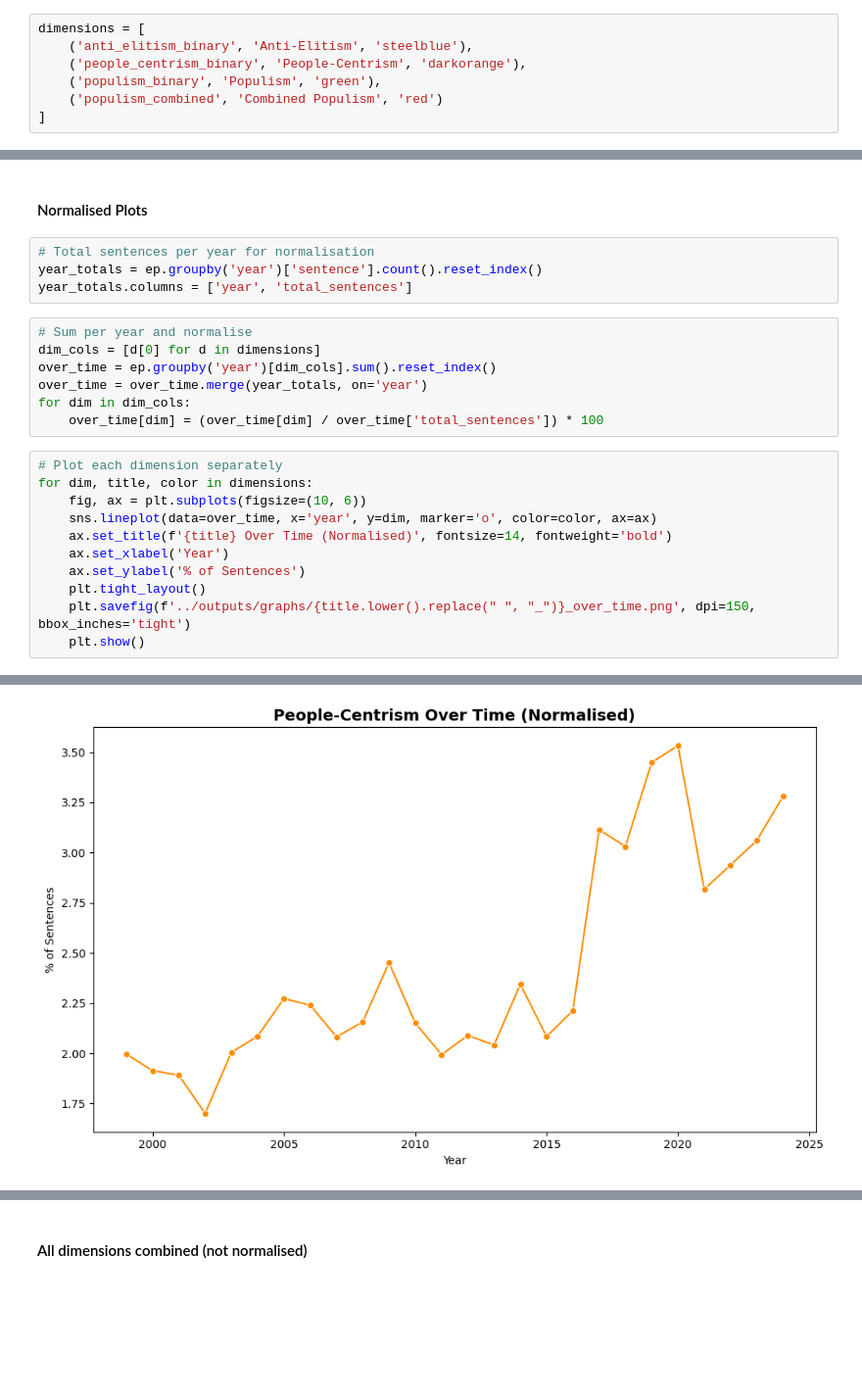
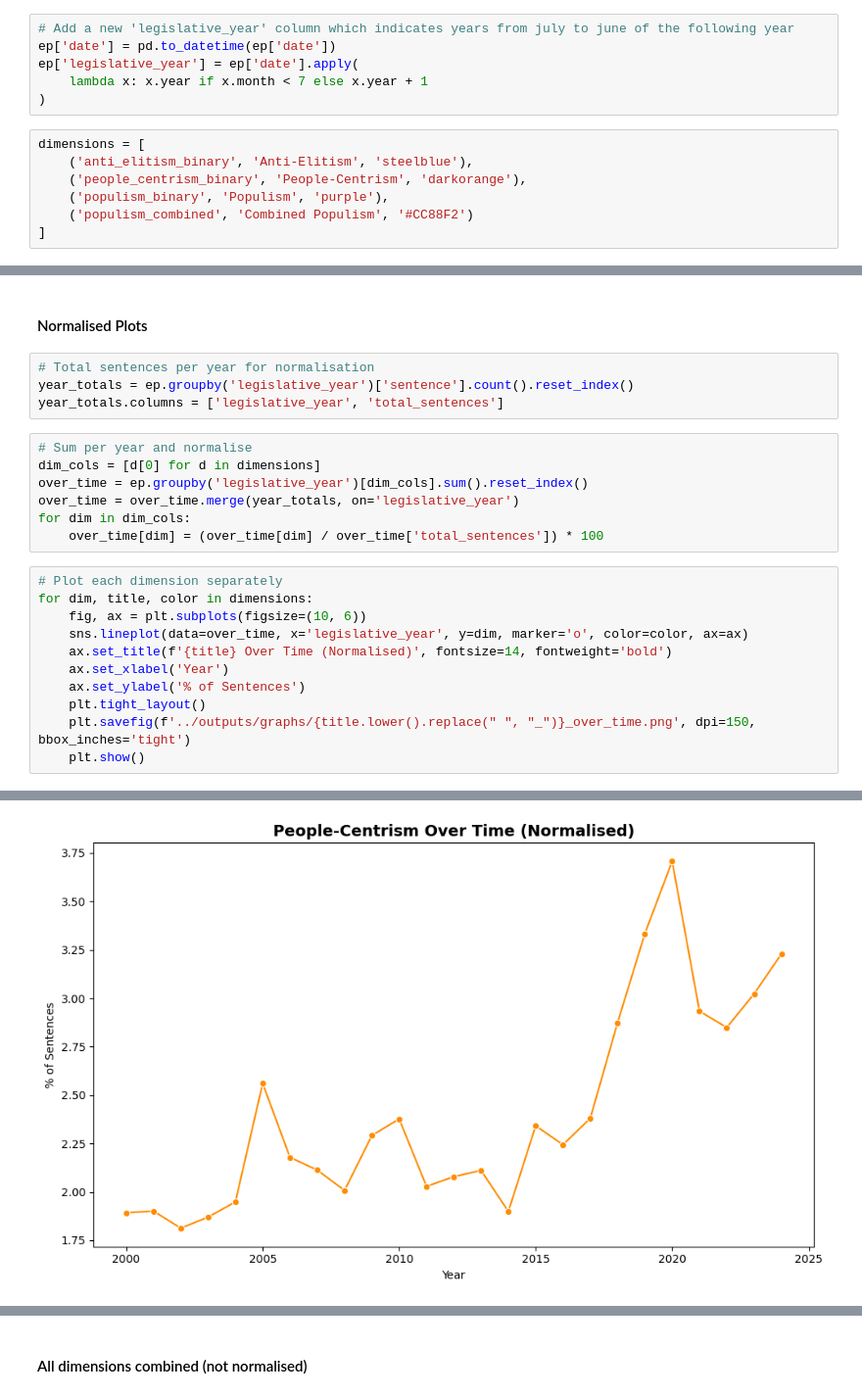
Before and after one commit to gransera/ep_populism_classification, a Jupyter notebook: notebooks/03_analysis_populism_dimensions.ipynb, the cells around one changed output, grey strips where cells are left out. Shown at 98% size. Drawn from its saved outputs; the diff is of its cells as text; blank space fills up the shorter version.

```diff
--- a/notebooks/03_analysis_populism_dimensions.ipynb
+++ b/notebooks/03_analysis_populism_dimensions.ipynb
@@ -237,11 +243,17 @@ Passing `palette` without assigning `hue` is deprecated and will be removed in v
 # %% [markdown]
 ### **Dimensions of Populism over Time**
+# %%
+# Add a new 'legislative_year' column which indicates years from july to june of the following year
+ep['date'] = pd.to_datetime(ep['date'])
+ep['legislative_year'] = ep['date'].apply(
+    lambda x: x.year if x.month < 7 else x.year + 1
+)
 # %%
 dimensions = [
     ('anti_elitism_binary', 'Anti-Elitism', 'steelblue'),
     ('people_centrism_binary', 'People-Centrism', 'darkorange'),
-    ('populism_binary', 'Populism', 'green'),
-    ('populism_combined', 'Combined Populism', 'red')
+    ('populism_binary', 'Populism', 'purple'),
+    ('populism_combined', 'Combined Populism', '#CC88F2')
 ]
 # %% [markdown]
 ### Over Legislative Periods
@@ -313,20 +325,20 @@ Passing `palette` without assigning `hue` is deprecated and will be removed in v
 #### Normalised Plots
 # %%
 # Total sentences per year for normalisation
-year_totals = ep.groupby('year')['sentence'].count().reset_index()
-year_totals.columns = ['year', 'total_sentences']
+year_totals = ep.groupby('legislative_year')['sentence'].count().reset_index()
+year_totals.columns = ['legislative_year', 'total_sentences']
 # %%
 # Sum per year and normalise
 dim_cols = [d[0] for d in dimensions]
-over_time = ep.groupby('year')[dim_cols].sum().reset_index()
-over_time = over_time.merge(year_totals, on='year')
+over_time = ep.groupby('legislative_year')[dim_cols].sum().reset_index()
+over_time = over_time.merge(year_totals, on='legislative_year')
 for dim in dim_cols:
     over_time[dim] = (over_time[dim] / over_time['total_sentences']) * 100
 # %%
 # Plot each dimension separately
 for dim, title, color in dimensions:
     fig, ax = plt.subplots(figsize=(10, 6))
-    sns.lineplot(data=over_time, x='year', y=dim, marker='o', color=color, ax=ax)
+    sns.lineplot(data=over_time, x='legislative_year', y=dim, marker='o', color=color, ax=ax)
     ax.set_title(f'{title} Over Time (Normalised)', fontsize=14, fontweight='bold')
     ax.set_xlabel('Year')
     ax.set_ylabel('% of Sentences')
@@ -338 +350 @@ for dim, title, color in dimensions:
-[figure, old version]
+[figure, new version]
```
Also changed, not shown: parts of 20 cells of this notebook.
